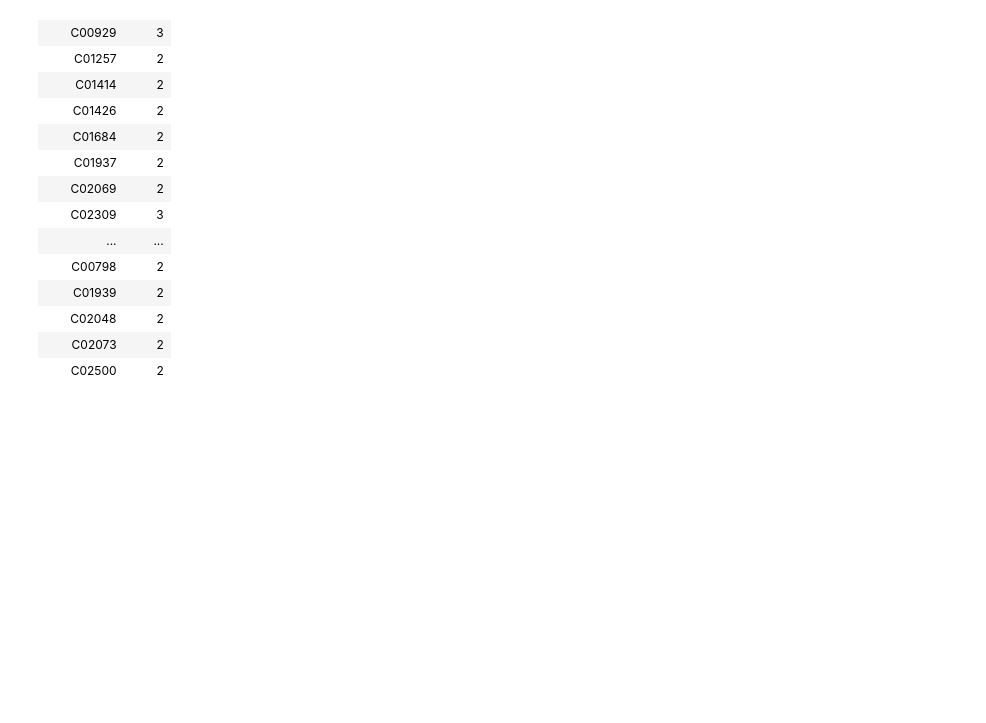
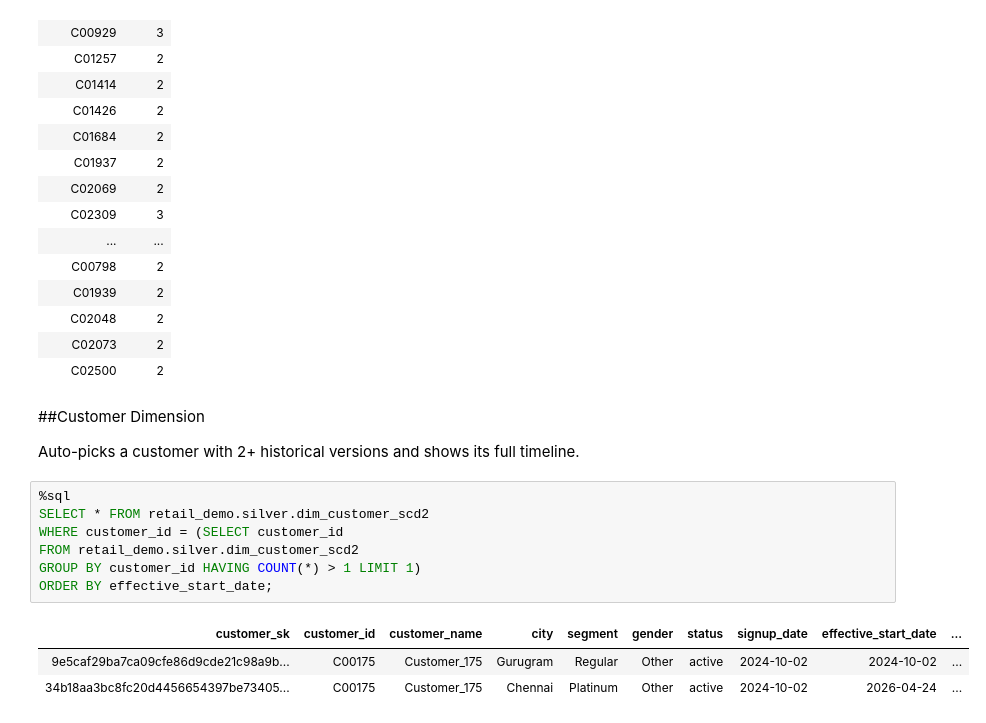
Before and after one commit to sakshamsharma-code/CEI_Internship, a Jupyter notebook: CEI Intern Project/Retail E-Commerce Sales Analytics Pipeline/03_silver_stage2_scd2.ipynb, the cells around one changed output. Saved outputs shown, nothing was run; the diff lists cells and outputs as text; blank space fills up the shorter version.

```diff
--- a/CEI Intern Project/Retail E-Commerce Sales Analytics Pipeline/03_silver_stage2_scd2.ipynb
+++ b/CEI Intern Project/Retail E-Commerce Sales Analytics Pipeline/03_silver_stage2_scd2.ipynb
@@ -207,3 +207,18 @@ Total product dim rows: 960
 | C02048 | 2 |
 | C02073 | 2 |
 | C02500 | 2 |
+# %% [markdown]
+##Customer Dimension
+
+Auto-picks a customer with 2+ historical versions and shows its full timeline.
+# %%
+%sql
+SELECT * FROM retail_demo.silver.dim_customer_scd2
+WHERE customer_id = (SELECT customer_id
+FROM retail_demo.silver.dim_customer_scd2
+GROUP BY customer_id HAVING COUNT(*) > 1 LIMIT 1)
+ORDER BY effective_start_date;
+# %% [output]
+| customer_sk | customer_id | customer_name | city | segment | gender | status | signup_date | effective_start_date | ... |
+| 9e5caf29ba7ca09cfe86d9cde21c98a9b... | C00175 | Customer_175 | Gurugram | Regular | Other | active | 2024-10-02 | 2024-10-02 | ... |
+| 34b18aa3bc8fc20d4456654397be73405... | C00175 | Customer_175 | Chennai | Platinum | Other | active | 2024-10-02 | 2026-04-24 | ... |
```
Also changed, not shown: parts of 2 cells of this notebook, 41 other files.
